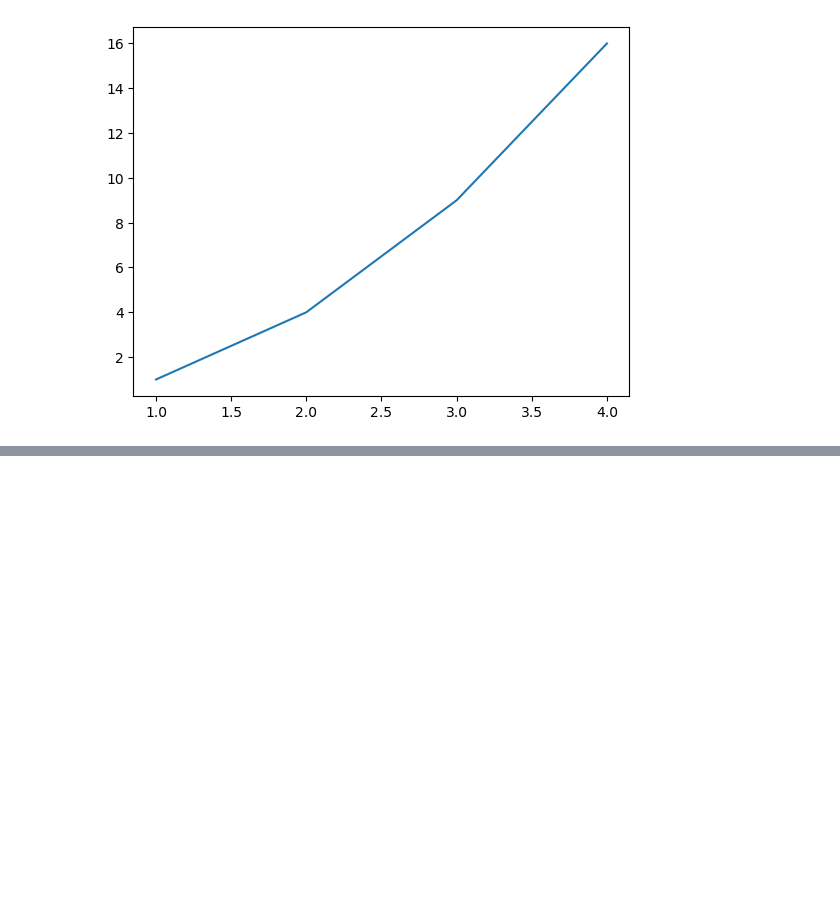
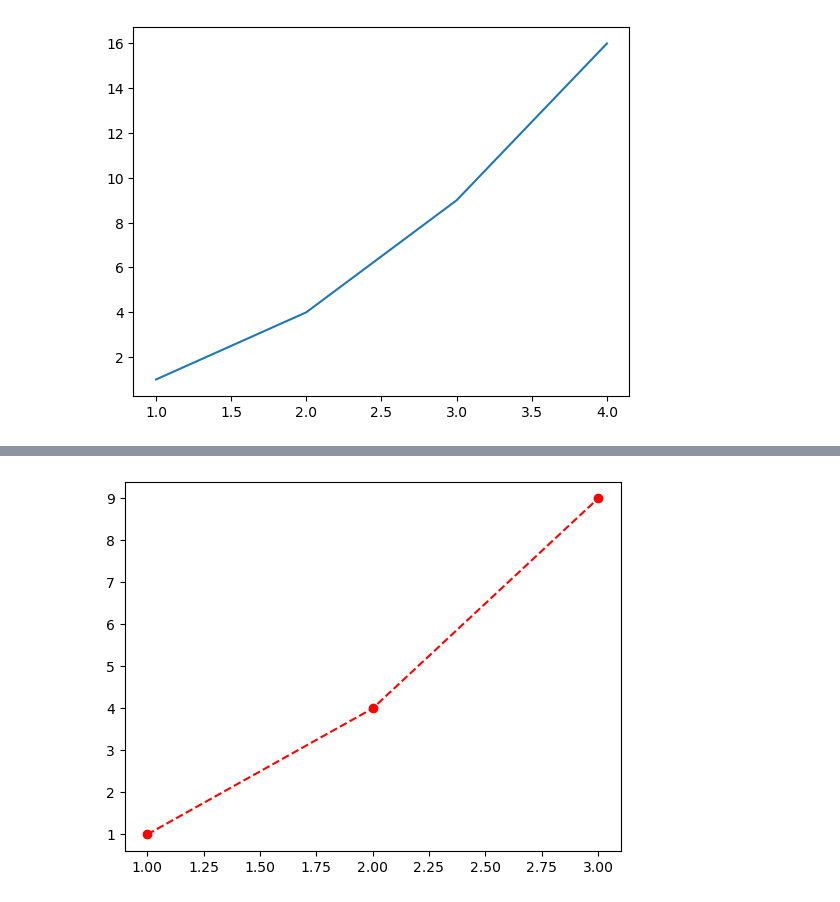
Before and after one commit to duxai-project/ai-engineering-playbook, a Jupyter notebook: python/code/03_matplotlib/matplotlib.ipynb, the cells around one changed output, grey strips where cells are left out. Cells and saved outputs as stored; diff of their text form; code cells hidden in the pictures; blank space fills up the shorter version.

```diff
--- a/python/code/03_matplotlib/matplotlib.ipynb
+++ b/python/code/03_matplotlib/matplotlib.ipynb
@@ -11,0 +25,6 @@ plt.show()
+# %%
+plt.plot([1, 2, 3], [1, 4, 9], 'ro--')  # red, circles, dashed
+plt.savefig("../../img/03_matplotlib/04.png", dpi=300, bbox_inches="tight")
+plt.show()
+# %% [output]
+[figure, added]
```
Also changed, not shown: parts of 2 cells of this notebook, 6 other files.
